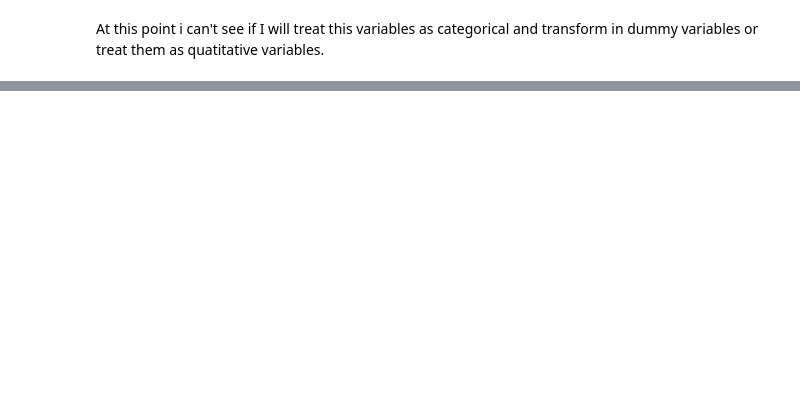
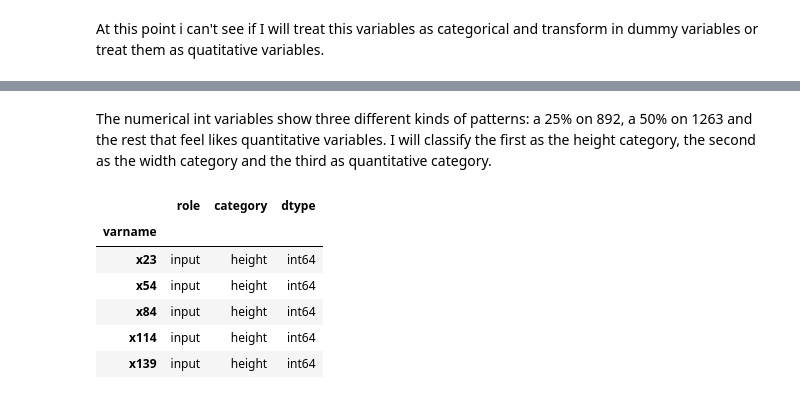
Before and after one commit to felipe-dossantos-dev/mlnd-capstone-tradeshift, a Jupyter notebook: notebooks/capstone-report.ipynb, the cells around one changed output, grey strips where cells are left out. Saved outputs shown, nothing was run; the diff lists cells and outputs as text; code cells hidden in the pictures; blank space fills up the shorter version.

```diff
--- a/notebooks/capstone-report.ipynb
+++ b/notebooks/capstone-report.ipynb
@@ -491,0 +558,19 @@ In this section, you will need to provide some form of visualization that summar
+# %% [markdown]
+The numerical int variables show three different kinds of patterns: a 25% on 892, a 50% on 1263 and the rest that feel likes quantitative variables. I will classify the first as the height category, the second as the width category and the third as quantitative category.
+# %%
+#meta.at['x2', 'role'] = category
+
+#meta.at[['x23', 'x54', 'x84', 'x114', 'x139'], 'role'] = 'height'
+meta.at[['x23', 'x54', 'x84', 'x114', 'x139'], 'category'] = 'height'
+#['x22', 'x53', 'x83', 'x113', 'x138'] = 'width'
+#['x15', 'x17', 'x18', 'x27', 'x46', 'x48', 'x49', 'x58', 'x76', 'x78', 'x79', 'x88', 'x106', 'x108', 'x109', 'x118', 'x131', 'x133', 'x134', 'x143'] = 'quantitative'
+# %%
+meta[(meta.category == 'height')]
+# %% [output]
+|  | role | category | dtype |
+| varname |  |  |  |
+| x23 | input | height | int64 |
+| x54 | input | height | int64 |
+| x84 | input | height | int64 |
+| x114 | input | height | int64 |
+| x139 | input | height | int64 |
```
Also changed, not shown: parts of 10 cells of this notebook, 3 other files.
